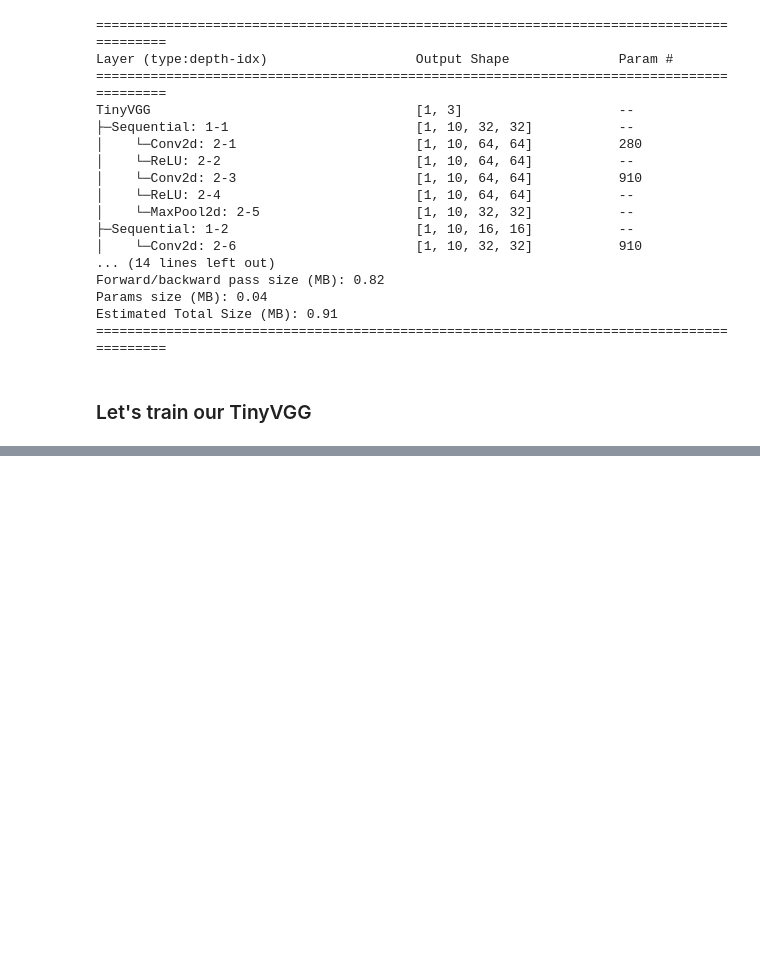
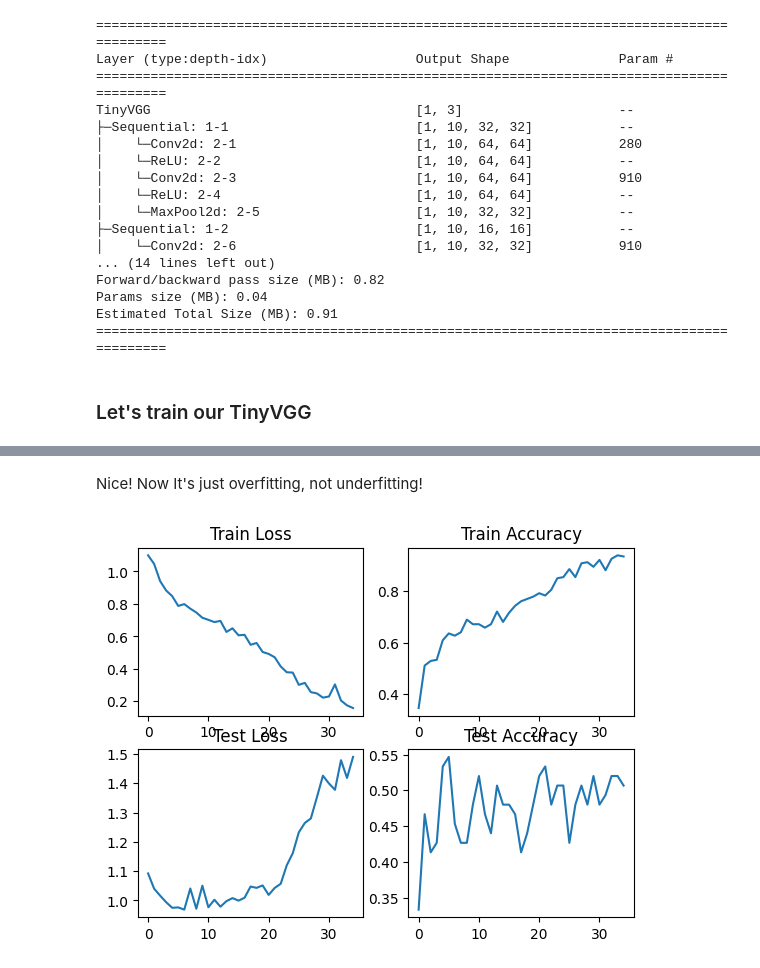
Before and after one commit to Cheslaff/KurwAI-archive, a Jupyter notebook: PyTorch/Study/custom_datasets.ipynb, the cells around one changed output, grey strips where cells are left out. Saved outputs shown, nothing was run; the diff lists cells and outputs as text; code cells hidden in the pictures; blank space fills up the shorter version.

```diff
--- a/PyTorch/Study/custom_datasets.ipynb
+++ b/PyTorch/Study/custom_datasets.ipynb
@@ -536,0 +653,5 @@ def train(model, train_dl, test_dl, optimizer, loss_fn, epochs=5):
+# %%
+train_data_augmented = datasets.ImageFolder(train_dir, transform=train_transform_trivial_augment)
+test_data_simple = datasets.ImageFolder(test_dir, transform=test_transform)
+
+train_data_augmented, test_data_simple
@@ -536,0 +733,15 @@ def train(model, train_dl, test_dl, optimizer, loss_fn, epochs=5):
+# %%
+torch.manual_seed(42)
+torch.cuda.manual_seed(42)
+N_EPOCHS = 35
+
+
+modelka_1 = TinyVGG(3, len(train_data.classes)).to(device)
+
+loss_fn = nn.CrossEntropyLoss()
+optimizer = torch.optim.Adam(params=modelka_1.parameters(), lr=0.0001)
+
+modelka_1_res = train(modelka_1,
+                      train_dataloader_augmented,
+                      test_dataloader_simple,
+                      optimizer, loss_fn, device, N_EPOCHS)
@@ -536,0 +766,22 @@ def train(model, train_dl, test_dl, optimizer, loss_fn, epochs=5):
+# %% [markdown]
+Nice! Now It's just overfitting, not underfitting!
+# %%
+# PLOT LOSS CURVES
+
+plt.subplot(2, 2, 1)
+plt.title("Train Loss")
+plt.plot(range(N_EPOCHS), modelka_1_res["train_loss"])
+
+plt.subplot(2, 2, 2)
+plt.title("Train Accuracy")
+plt.plot(range(N_EPOCHS), modelka_1_res["train_acc"])
+
+plt.subplot(2, 2, 3)
+plt.title("Test Loss")
+plt.plot(range(N_EPOCHS), modelka_1_res["test_loss"])
+
+plt.subplot(2, 2, 4)
+plt.title("Test Accuracy")
+plt.plot(range(N_EPOCHS), modelka_1_res["test_acc"]);
+# %% [output]
+[figure, added]
```
Also changed, not shown: parts of 23 cells of this notebook.
